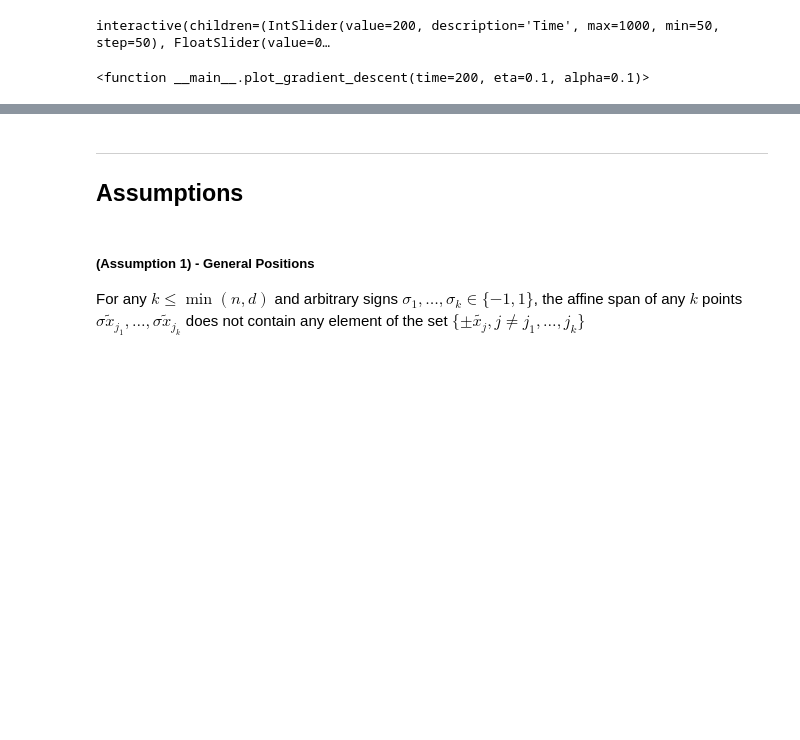
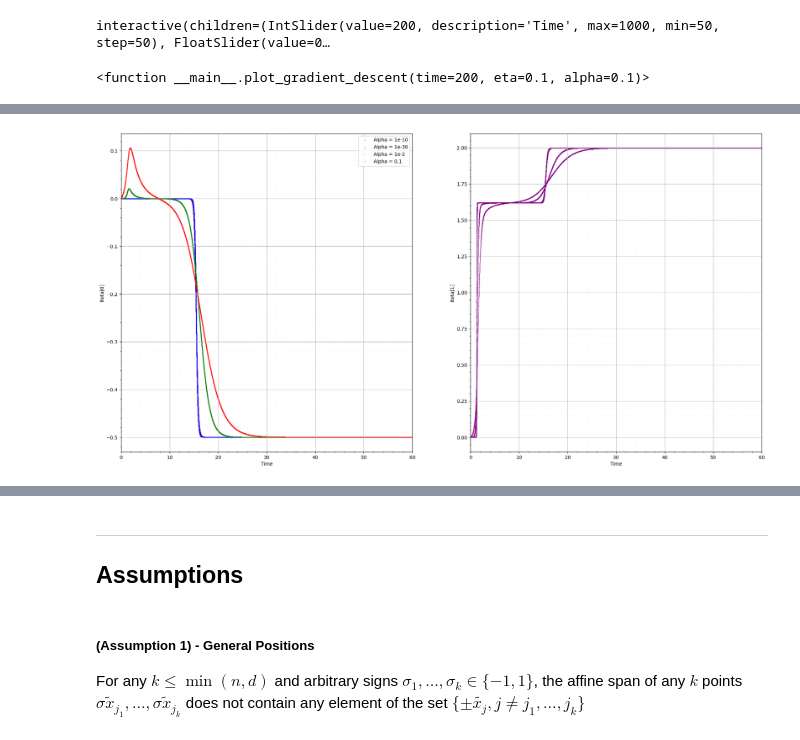
Before and after one commit to M-J-V/BEP_Code, a Jupyter notebook: Saddle-to-saddle_Implementation.ipynb, the cells around one changed output, grey strips where cells are left out. Cells and saved outputs as stored; diff of their text form; code cells hidden in the pictures; blank space fills up the shorter version.

Commit message:
overlaying plots with time scale - test

```diff
--- a/Saddle-to-saddle_Implementation.ipynb
+++ b/Saddle-to-saddle_Implementation.ipynb
@@ -313,0 +310,83 @@ NameError: name 'beta_values' is not defined
+# %%
+beta_1, time_1 = plot_gradient_descent(time=1000, eta=0.01, alpha=1e-10)
+beta_2, time_2 = plot_gradient_descent(time=1000, eta=0.01, alpha=1e-2)
+beta_3, time_3 = plot_gradient_descent(time=1000, eta=0.01, alpha=0.1)
+beta_4, time_4 = plot_gradient_descent(time=2000, eta=0.01, alpha=1e-12)
+# %%
+fig, axs = plt.subplots(1, 2, figsize=(24, 12))
+plt.figure(figsize=(24, 12))
+axs[0].scatter(time_1*(1/math.log(1/1e-10)), beta_1[:, 0], s=0.2, c='purple', label='Alpha = 1e-10')
+axs[0].set_xlabel('Time')
+axs[0].set_ylabel('Beta[0]')
+axs[0].grid(True)
+axs[0].grid(which='minor', color='#EEEEEE', linestyle=':', linewidth=0.5)
+axs[0].minorticks_on()
+
+axs[1].scatter(time_1*(1/math.log(1/1e-10)), beta_1[:, 1], s=0.2, c='purple')
+axs[1].set_xlabel('Time')
+axs[1].set_ylabel('Beta[1]')
+axs[1].grid(True)
+axs[1].grid(which='minor', color='#EEEEEE', linestyle=':', linewidth=0.5)
+axs[1].minorticks_on()
+
+axs[0].scatter(time_4*(1/math.log(1/1e-12)), beta_4[:, 0], s=0.2, c='blue', label='Alpha = 1e-30')
+axs[0].set_xlabel('Time')
+axs[0].set_ylabel('Beta[0]')
+axs[0].grid(True)
+axs[0].grid(which='minor', color='#EEEEEE', linestyle=':', linewidth=0.5)
+axs[0].minorticks_on()
+
+axs[1].scatter(time_4*(1/math.log(1/1e-12)), beta_4[:, 1], s=0.2, c='purple')
+axs[1].set_xlabel('Time')
+axs[1].set_ylabel('Beta[1]')
+axs[1].grid(True)
+axs[1].grid(which='minor', color='#EEEEEE', linestyle=':', linewidth=0.5)
+axs[1].minorticks_on()
+
+
+
+# fig, axs = plt.subplots(1, 2, figsize=(24, 12))
+# plt.figure(figsize=(24, 12))
+axs[0].scatter(time_2*(1/math.log(1/1e-2)), beta_2[:, 0], s=0.2, c='green', label='Alpha = 1e-2')
+axs[0].set_xlabel('Time')
+axs[0].set_ylabel('Beta[0]')
+axs[0].grid(True)
+axs[0].grid(which='minor', color='#EEEEEE', linestyle=':', linewidth=0.5)
+axs[0].minorticks_on()
+
+axs[1].scatter(time_2*(1/math.log(1/1e-2)), beta_2[:, 1], s=0.2, c='purple')
+axs[1].set_xlabel('Time')
+axs[1].set_ylabel('Beta[1]')
+axs[1].grid(True)
+axs[1].grid(which='minor', color='#EEEEEE', linestyle=':', linewidth=0.5)
+axs[1].minorticks_on()
+
+
+
+
+# fig, axs = plt.subplots(1, 2, figsize=(24, 12))
+# plt.figure(figsize=(24, 12))
+axs[0].scatter(time_3*(1/math.log(1/0.1)), beta_3[:, 0], s=0.2, c='red', label='Alpha = 0.1')
+axs[0].set_xlabel('Time')
+axs[0].set_ylabel('Beta[0]')
+axs[0].grid(True)
+axs[0].grid(which='minor', color='#EEEEEE', linestyle=':', linewidth=0.5)
+axs[0].minorticks_on()
+
+axs[1].scatter(time_3*(1/math.log(1/0.1)), beta_3[:, 1], s=0.2, c='purple')
+axs[1].set_xlabel('Time')
+axs[1].set_ylabel('Beta[1]')
+axs[1].grid(True)
+axs[1].grid(which='minor', color='#EEEEEE', linestyle=':', linewidth=0.5)
+axs[1].minorticks_on()
+
+axs[0].set_xlim(0, 60)
+axs[1].set_xlim(0, 60)
+
+axs[0].legend()
+
+plt.show()
+
+time_1.shape, beta_1.shape
+# %% [output]
+[figure, added]
```
Also changed, not shown: parts of 3 cells of this notebook.
